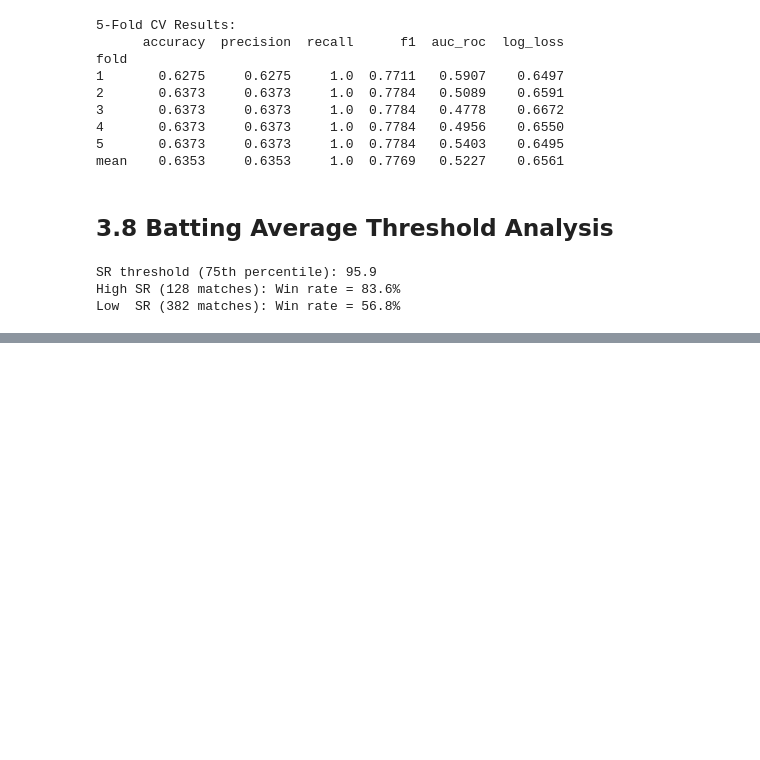
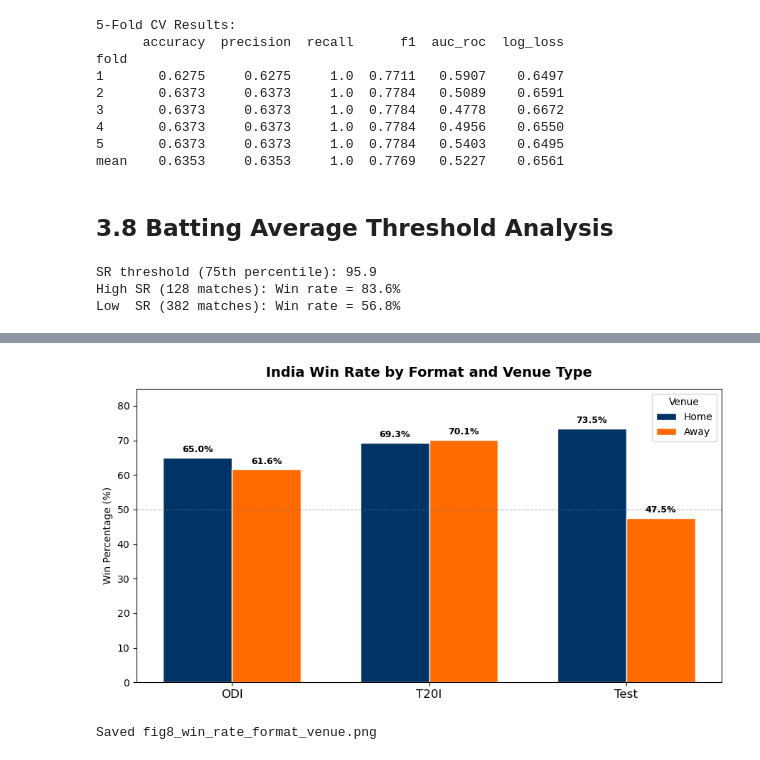
Before and after one commit to jesminec/india-cricket-analytics, a Jupyter notebook: notebooks/03_rq1_era_batting_outcome.ipynb, the cells around one changed output, grey strips where cells are left out. Saved outputs shown, nothing was run; the diff lists cells and outputs as text; code cells hidden in the pictures; blank space fills up the shorter version.

```diff
--- a/notebooks/03_rq1_era_batting_outcome.ipynb
+++ b/notebooks/03_rq1_era_batting_outcome.ipynb
@@ -222,0 +227,30 @@ Low  SR (382 matches): Win rate = 56.8%
+# %%
+fig, ax = plt.subplots(figsize=(9, 5))
+
+win_fmt_venue = (
+    match_kpis.groupby(['format', 'venue_type'])['win_loss_flag']
+    .mean().mul(100).reset_index(name='win_pct')
+)
+formats = ['ODI', 'T20I', 'Test']
+x = np.arange(len(formats)); width = 0.35
+BLUE, ORANGE = '#003366', '#FF6B00'
+for i, (vt, col) in enumerate(zip(['Home', 'Away'], [BLUE, ORANGE])):
+    sub = win_fmt_venue[win_fmt_venue['venue_type'] == vt].set_index('format').reindex(formats)
+    bars = ax.bar(x + (i - 0.5)*width, sub['win_pct'], width,
+                  label=vt, color=col, edgecolor='white')
+    for bar in bars:
+        h = bar.get_height()
+        if not np.isnan(h):
+            ax.text(bar.get_x()+bar.get_width()/2, h+1, f'{h:.1f}%',
+                    ha='center', va='bottom', fontsize=9, fontweight='bold')
+ax.set_xticks(x); ax.set_xticklabels(formats, fontsize=12)
+ax.set_ylabel('Win Percentage (%)'); ax.set_ylim(0, 85)
+ax.set_title('India Win Rate by Format and Venue Type', fontsize=14, fontweight='bold', pad=12)
+ax.legend(title='Venue'); ax.axhline(50, color='grey', lw=0.8, ls='--', alpha=0.6)
+fig.tight_layout()
+fig.savefig(FIGS / 'fig8_win_rate_format_venue.png', dpi=150)
+plt.show()
+print('Saved fig8_win_rate_format_venue.png')
+# %% [output]
+[figure, added]
+Saved fig8_win_rate_format_venue.png
```
Also changed, not shown: parts of 6 cells of this notebook, 17 other files.
